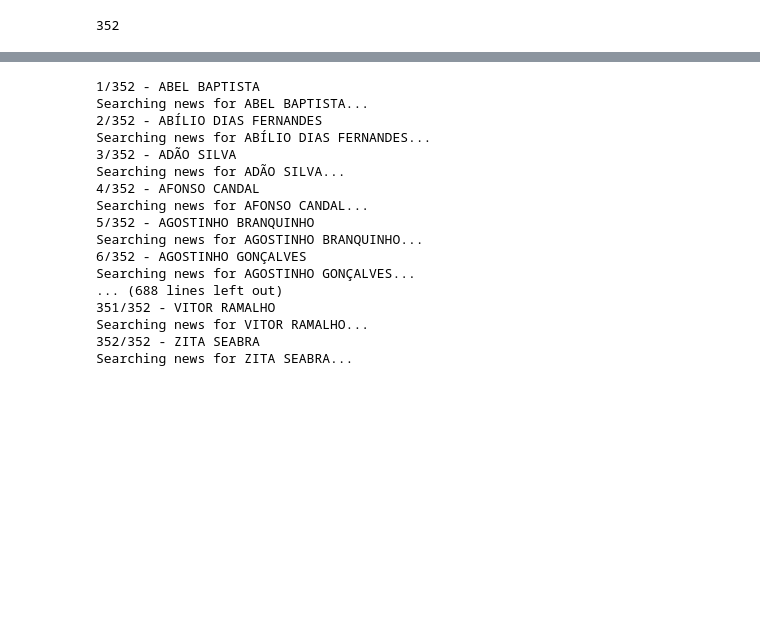
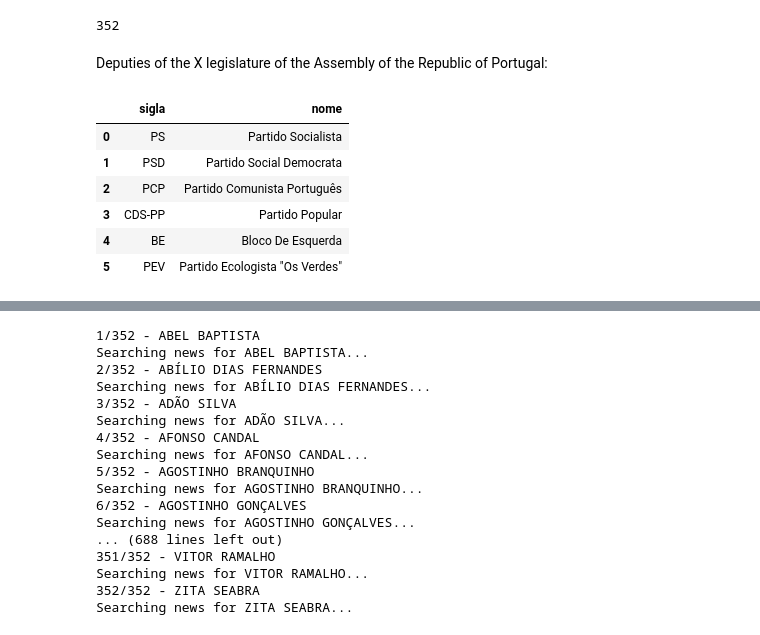
Before and after one commit to Duart3x/News-Classifier, a Jupyter notebook: collect.ipynb, the cells around one changed output, grey strips where cells are left out. Drawn from its saved outputs; the diff is of its cells as text; code cells hidden in the pictures; blank space fills up the shorter version.

```diff
--- a/collect.ipynb
+++ b/collect.ipynb
@@ -63,3 +74,17 @@ parties = legislature["GruposParlamentares"]["pt_gov_ar_objectos_GPOut"]
 pprint(len(deputies))
 # %% [output]
 352
+# %% [markdown]
+Deputies of the X legislature of the Assembly of the Republic of Portugal:
+# %%
+dp_df = pd.DataFrame(deputies, columns=['depId','depNomeParlamentar'])
+party_df = pd.DataFrame(parties)
+party_df
+# %% [output]
+|  | sigla | nome |
+| 0 | PS | Partido Socialista |
+| 1 | PSD | Partido Social Democrata |
+| 2 | PCP | Partido Comunista Português |
+| 3 | CDS-PP | Partido Popular |
+| 4 | BE | Bloco De Esquerda |
+| 5 | PEV | Partido Ecologista "Os Verdes" |
```
Also changed, not shown: parts of 7 cells of this notebook.
